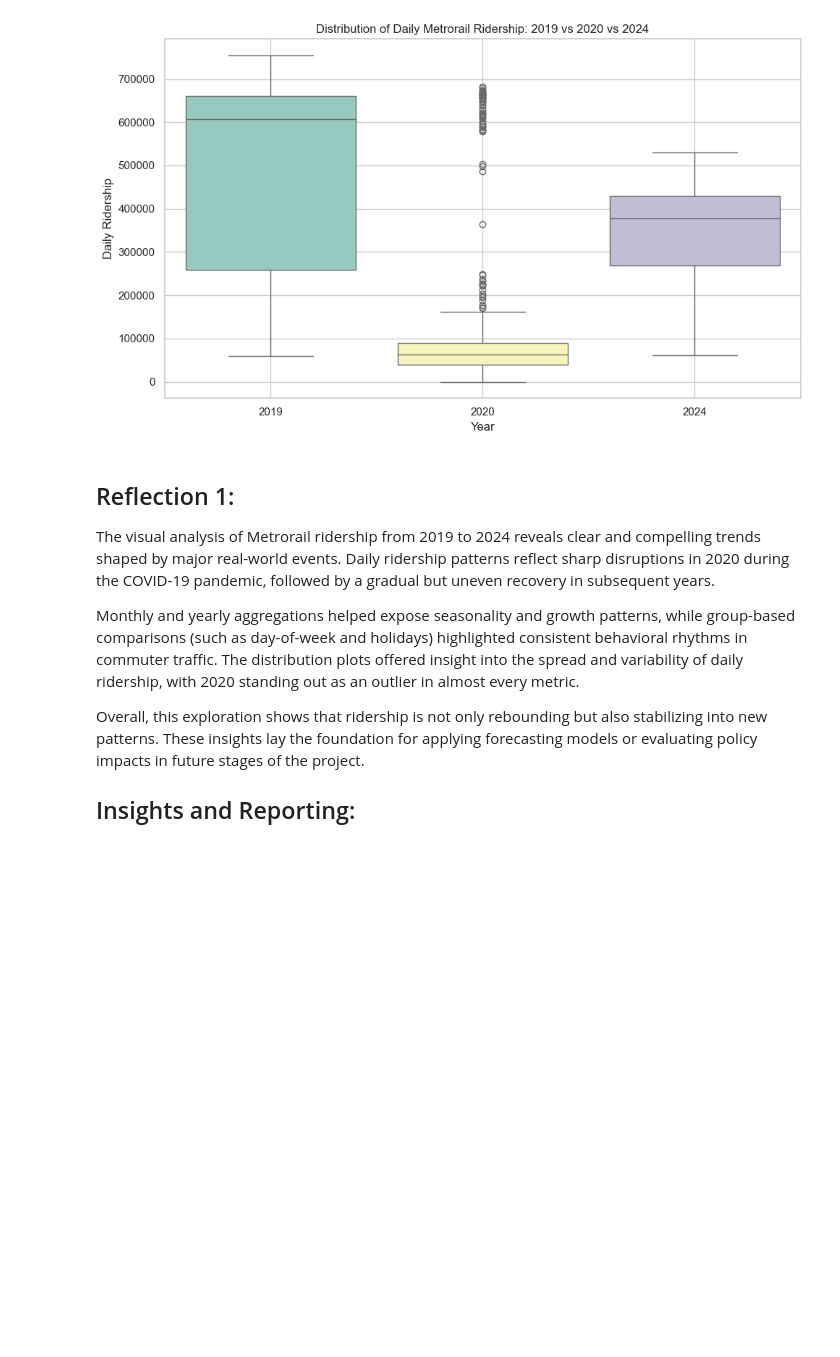
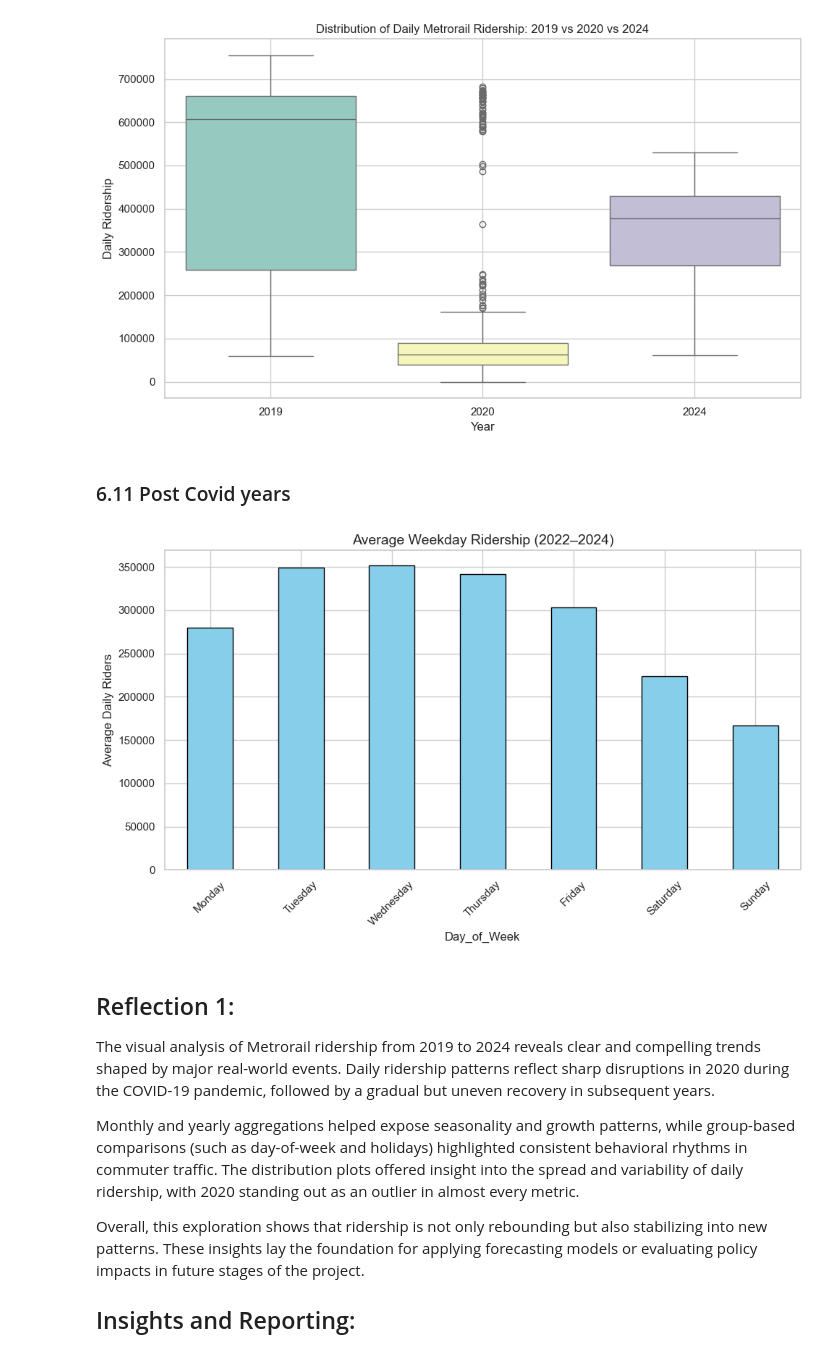
Before and after one commit to drodmay1/metro-ridership-capstone, a Jupyter notebook: notebooks/01_data_overview.ipynb, the cells around one changed output. Drawn from its saved outputs; the diff is of its cells as text; code cells hidden in the pictures; blank space fills up the shorter version.

Commit message:
Add post-COVID weekday ridership chart and finalize EDA section

```diff
--- a/notebooks/01_data_overview.ipynb
+++ b/notebooks/01_data_overview.ipynb
@@ -387,6 +387,48 @@ Passing `palette` without assigning `hue` is deprecated and will be removed in v
 
   sns.boxplot(x='Year', y='Rail', data=df_subset, palette='Set3')
 [figure]
+# %% [markdown]
+### 6.11 Post Covid years
+# %%
+import pandas as pd
+import matplotlib.pyplot as plt
+
+# Load the cleaned file
+df = pd.read_csv('data/clean_metroridership.csv')
+
+# Make sure Date is in datetime format
+df['Date'] = pd.to_datetime(df['Date'])
+
+# Filter for post-COVID years (2022–2024)
+postcovid_df = df[df['Date'].dt.year >= 2022].copy()
+
+# Add day of week
+postcovid_df['Day_of_Week'] = postcovid_df['Date'].dt.day_name()
+
+# Group by weekday
+weekday_avg = postcovid_df.groupby('Day_of_Week')['Daily_Ridership'].mean()
+
+# Reorder days
+weekday_order = ['Monday', 'Tuesday', 'Wednesday', 'Thursday', 'Friday', 'Saturday', 'Sunday']
+weekday_avg = weekday_avg.reindex(weekday_order)
+
+# Plot
+plt.figure(figsize=(10,6))
+weekday_avg.plot(kind='bar', color='skyblue', edgecolor='black')
+plt.title('Average Weekday Ridership (2022–2024)', fontsize=14)
+plt.ylabel('Average Daily Riders')
+plt.xticks(rotation=45)
+plt.tight_layout()
+plt.savefig('figures/eda_weekday_avg_postcovid.png', dpi=300)
+
+# save image
+plt.savefig('eda_weekday_avg_postcovid.png', dpi=300, bbox_inches='tight')
+
+# display plot
+
+plt.show()
+# %% [output]
+[figure, added]
 # %% [markdown]
 ## Reflection 1:
 The visual analysis of Metrorail ridership from 2019 to 2024 reveals clear and compelling trends shaped by major real-world events. Daily ridership patterns reflect sharp disruptions in 2020 during the COVID-19 pandemic, followed by a gradual but uneven recovery in subsequent years.
```
Also changed, not shown: parts of 8 cells of this notebook, 2 other files.
